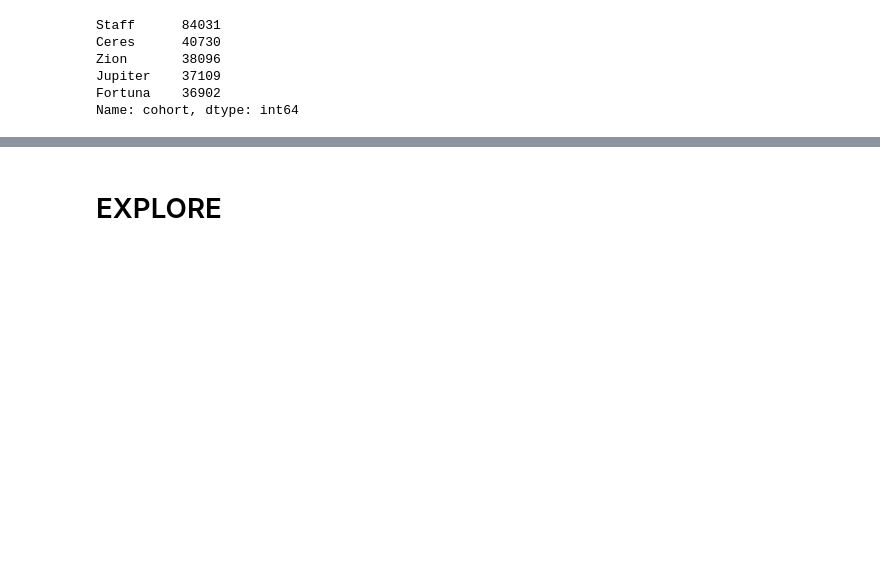
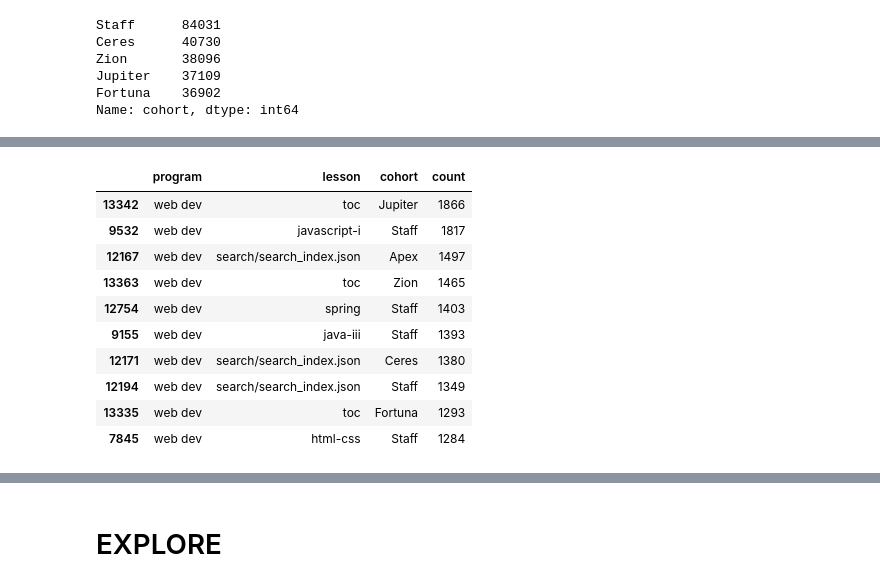
Before and after one commit to Curriculum-Assurance-Team/Curriculum_Engagement_and_Usage_Analysis, a Jupyter notebook: explore_miatta.ipynb, the cells around one changed output, grey strips where cells are left out. Saved outputs shown, nothing was run; the diff lists cells and outputs as text; code cells hidden in the pictures; blank space fills up the shorter version.

```diff
--- a/explore_miatta.ipynb
+++ b/explore_miatta.ipynb
@@ -139,0 +197,17 @@ traffic_df.head()
+# %%
+# Call the function to get top lessons for program
+top_lessons_program_wd = e.get_top_lessons_by_program(logs_df, program='web dev')
+"Top Lessons for Program wd:"
+top_lessons_program_wd
+# %% [output]
+|  | program | lesson | cohort | count |
+| 13342 | web dev | toc | Jupiter | 1866 |
+| 9532 | web dev | javascript-i | Staff | 1817 |
+| 12167 | web dev | search/search_index.json | Apex | 1497 |
+| 13363 | web dev | toc | Zion | 1465 |
+| 12754 | web dev | spring | Staff | 1403 |
+| 9155 | web dev | java-iii | Staff | 1393 |
+| 12171 | web dev | search/search_index.json | Ceres | 1380 |
+| 12194 | web dev | search/search_index.json | Staff | 1349 |
+| 13335 | web dev | toc | Fortuna | 1293 |
+| 7845 | web dev | html-css | Staff | 1284 |
```
Also changed, not shown: parts of 20 cells of this notebook.
